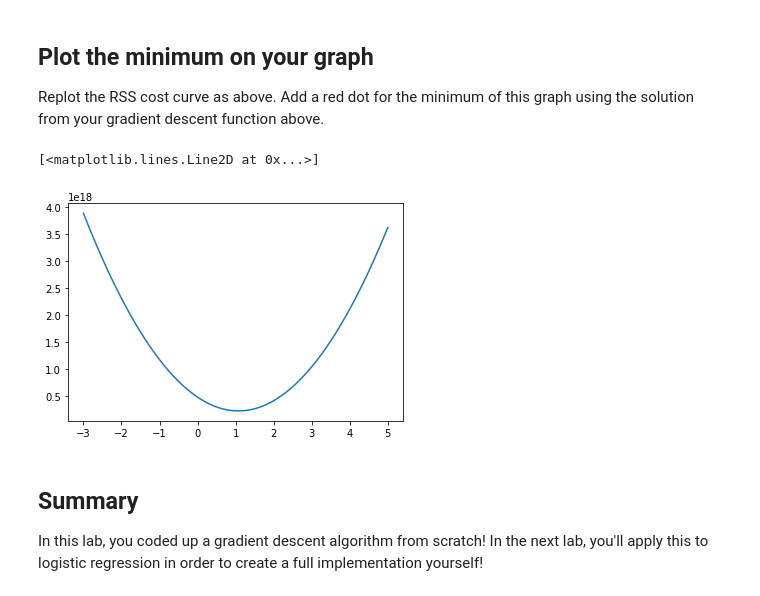
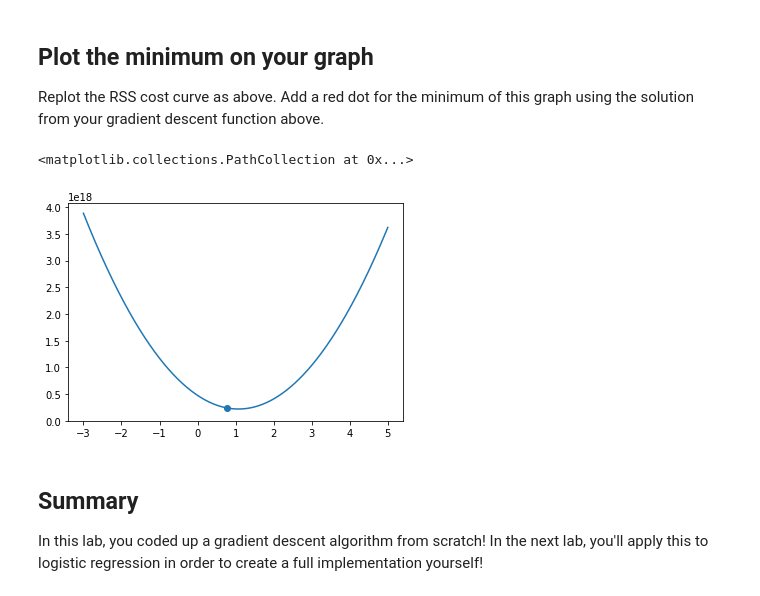
Before and after one commit to jmt0221/dsc-gradient-descent-lab-nyc-ds-082619, a Jupyter notebook: index.ipynb, the cells around one changed output. Drawn from its saved outputs; the diff is of its cells as text; code cells hidden in the pictures.

```diff
--- a/index.ipynb
+++ b/index.ipynb
@@ -158,12 +158,12 @@ Replot the RSS cost curve as above. Add a red dot for the minimum of this graph
 # %%
 # Your code here
 x = np.linspace(-3,5,10**3)
 y = [rss(i) for i in x]
 plt.plot(x,y)
-plt.scatter(.7728,rss())
+plt.scatter(.7728,rss(.7728))
 # %% [output]
-[<matplotlib.lines.Line2D at 0x...>]
+<matplotlib.collections.PathCollection at 0x...>
-[figure, old version]
+[figure, new version]
 # %% [markdown]
 ## Summary
 
```
